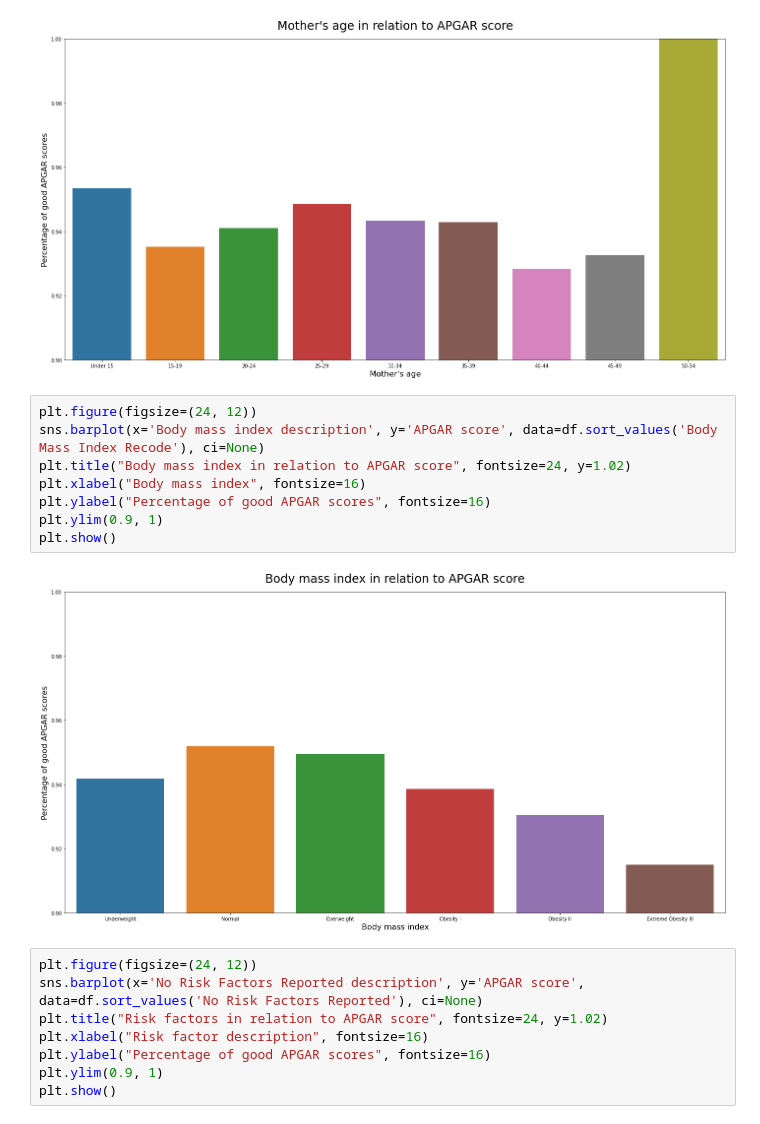
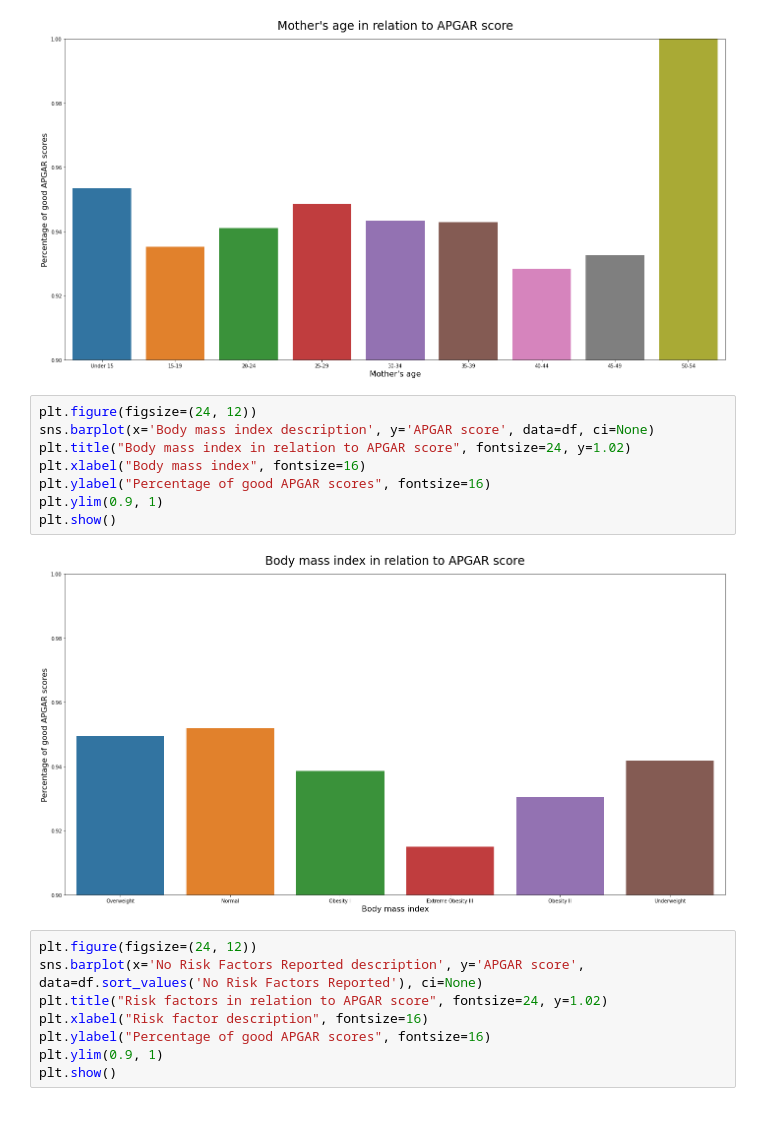
Before and after one commit to WiktorSa/Projekt-MSiD, a Jupyter notebook: notebook/Czynniki wpływające na wynik APGAR.ipynb, the cells around one changed output. Drawn from its saved outputs; the diff is of its cells as text.

```diff
--- a/notebook/Czynniki wpływające na wynik APGAR.ipynb
+++ b/notebook/Czynniki wpływające na wynik APGAR.ipynb
@@ -290,14 +290,14 @@ plt.show()
 [figure]
 # %%
 plt.figure(figsize=(24, 12))
-sns.barplot(x='Body mass index description', y='APGAR score', data=df.sort_values('Body Mass Index Recode'), ci=None)
+sns.barplot(x='Body mass index description', y='APGAR score', data=df, ci=None)
 plt.title("Body mass index in relation to APGAR score", fontsize=24, y=1.02)
 plt.xlabel("Body mass index", fontsize=16)
 plt.ylabel("Percentage of good APGAR scores", fontsize=16)
 plt.ylim(0.9, 1)
 plt.show()
 # %% [output]
-[figure, old version]
+[figure, new version]
 # %%
 plt.figure(figsize=(24, 12))
 sns.barplot(x='No Risk Factors Reported description', y='APGAR score', data=df.sort_values('No Risk Factors Reported'), ci=None)
```
Also changed, not shown: parts of 9 cells of this notebook.
